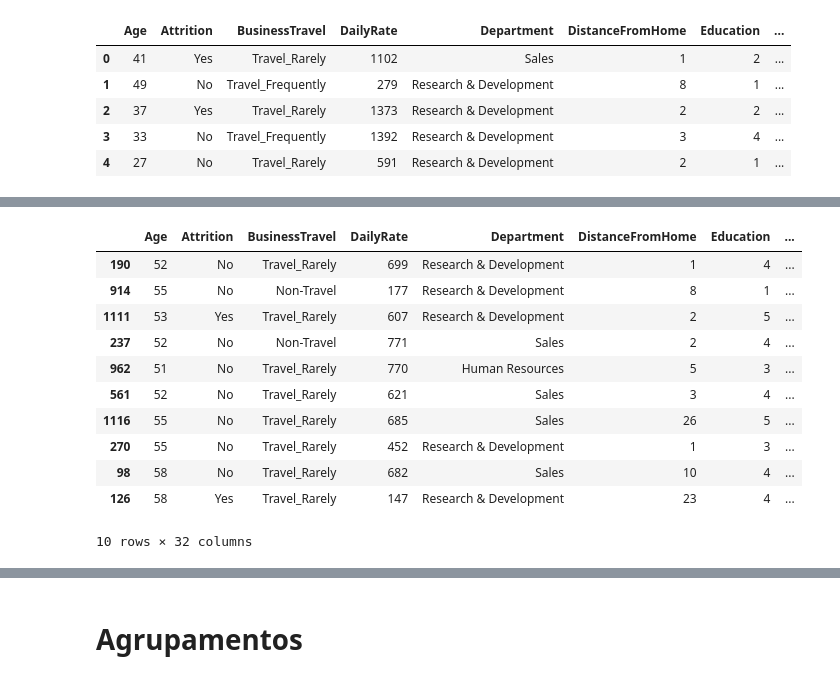
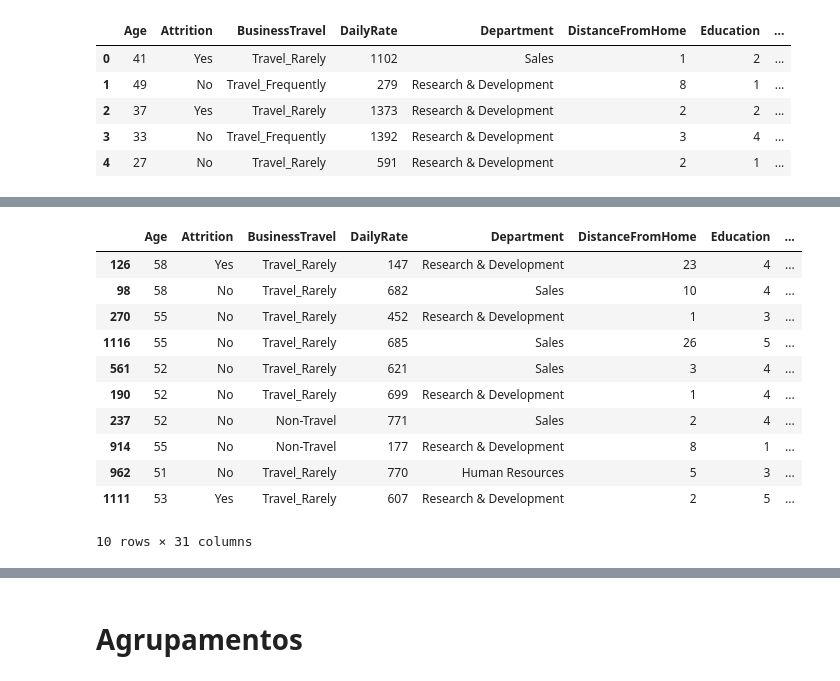
Before and after one commit to stephanyresque/projeto-IBM, a Jupyter notebook: projeto_IBM.ipynb, the cells around one changed output, grey strips where cells are left out. Cells and saved outputs as stored; diff of their text form; code cells hidden in the pictures.

```diff
--- a/projeto_IBM.ipynb
+++ b/projeto_IBM.ipynb
@@ -380,7 +380,7 @@ with pd.option_context('display.max_columns', 35):
 # %%
 #EmployeeCount, Over18, StandardHours
 
-df = df.drop(columns = ['EmployeeCount', 'Over18', 'StandardHours'])
+df = df.drop(['EmployeeCount', 'Over18', 'StandardHours', 'EmployeeNumber'], axis=1) #axis para mostrar que é um eixo de coluna a ser removido
 # %%
 with pd.option_context('display.max_columns', 35):
   display(df.head())
@@ -437,16 +441,18 @@ df[df['Age'] <= df['Age'].median()].sort_values(by = 'Age').head(10)
 # %%
-df[df['YearsAtCompany'] > df['YearsAtCompany'].median()].sort_values(by = 'YearsAtCompany').tail(10)
+# df[df['YearsAtCompany'] > df['YearsAtCompany'].median()].sort_values(by = 'YearsAtCompany').tail(10)
+
+df.nlargest(10, 'YearsAtCompany')
 # %% [output]
 |  | Age | Attrition | BusinessTravel | DailyRate | Department | DistanceFromHome | Education | ... |
+| 126 | 58 | Yes | Travel_Rarely | 147 | Research & Development | 23 | 4 | ... |
+| 98 | 58 | No | Travel_Rarely | 682 | Sales | 10 | 4 | ... |
+| 270 | 55 | No | Travel_Rarely | 452 | Research & Development | 1 | 3 | ... |
+| 1116 | 55 | No | Travel_Rarely | 685 | Sales | 26 | 5 | ... |
+| 561 | 52 | No | Travel_Rarely | 621 | Sales | 3 | 4 | ... |
 | 190 | 52 | No | Travel_Rarely | 699 | Research & Development | 1 | 4 | ... |
+| 237 | 52 | No | Non-Travel | 771 | Sales | 2 | 4 | ... |
 | 914 | 55 | No | Non-Travel | 177 | Research & Development | 8 | 1 | ... |
+| 962 | 51 | No | Travel_Rarely | 770 | Human Resources | 5 | 3 | ... |
 | 1111 | 53 | Yes | Travel_Rarely | 607 | Research & Development | 2 | 5 | ... |
-| 237 | 52 | No | Non-Travel | 771 | Sales | 2 | 4 | ... |
-| 962 | 51 | No | Travel_Rarely | 770 | Human Resources | 5 | 3 | ... |
-| 561 | 52 | No | Travel_Rarely | 621 | Sales | 3 | 4 | ... |
-| 1116 | 55 | No | Travel_Rarely | 685 | Sales | 26 | 5 | ... |
-| 270 | 55 | No | Travel_Rarely | 452 | Research & Development | 1 | 3 | ... |
-| 98 | 58 | No | Travel_Rarely | 682 | Sales | 10 | 4 | ... |
-| 126 | 58 | Yes | Travel_Rarely | 147 | Research & Development | 23 | 4 | ... |
-10 rows × 32 columns
+10 rows × 31 columns
 # %%
```
Also changed, not shown: parts of 8 cells of this notebook.
